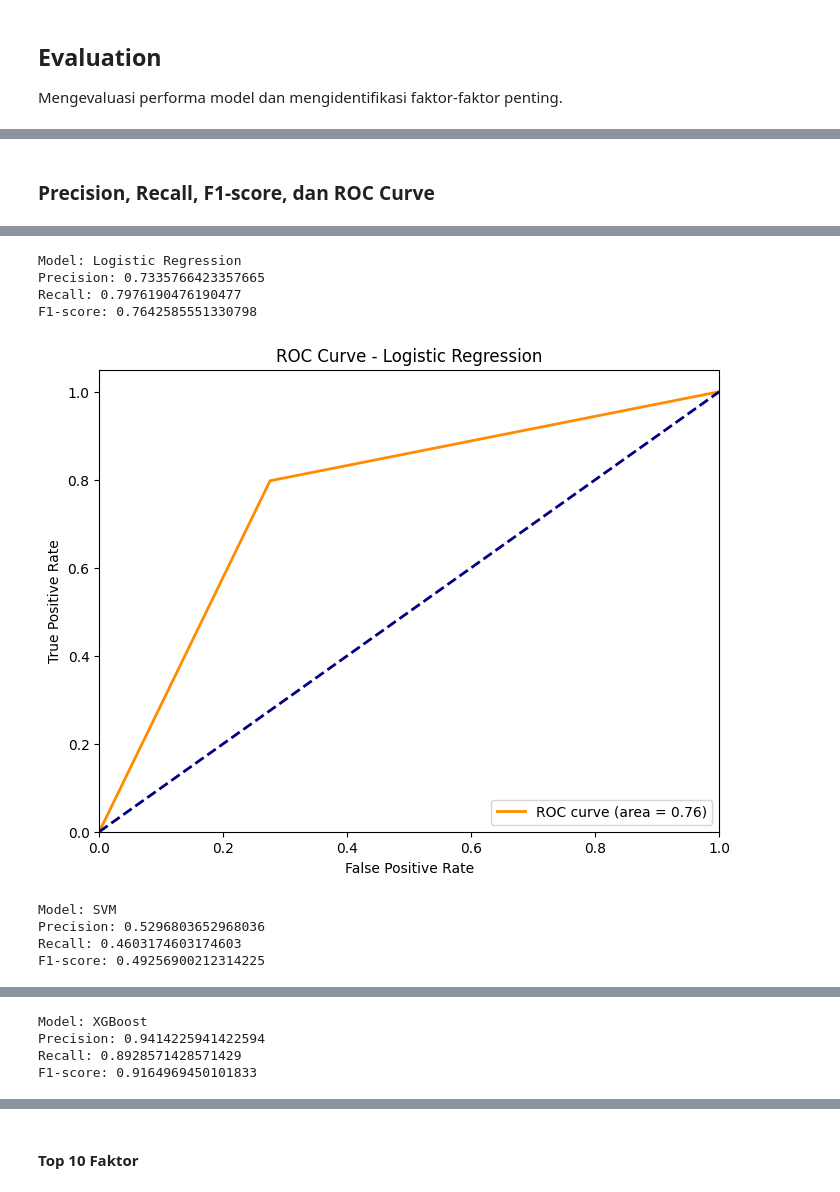
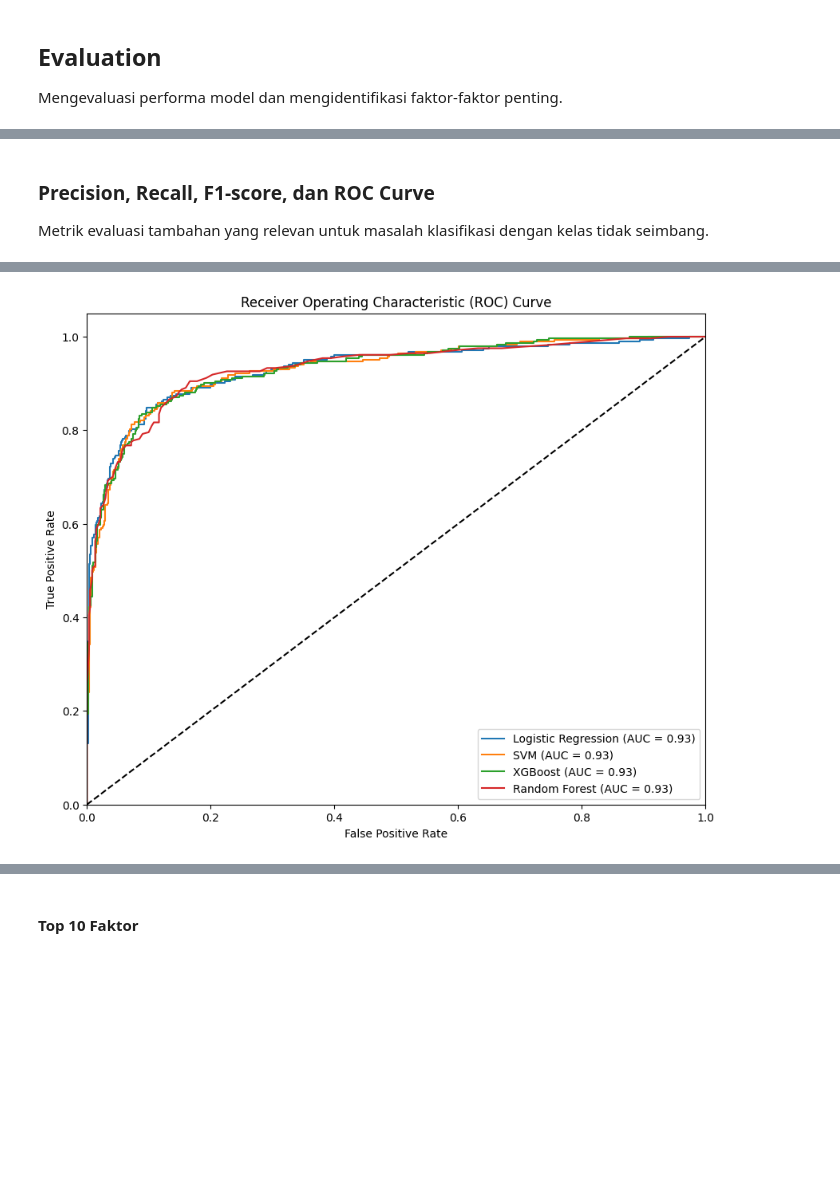
Before and after one commit to Fazlu601/data_science_submission_2, a Jupyter notebook: notebook.ipynb, the cells around one changed output, grey strips where cells are left out. Cells and saved outputs as stored; diff of their text form; code cells hidden in the pictures; blank space fills up the shorter version.

```diff
--- a/notebook.ipynb
+++ b/notebook.ipynb
@@ -260,0 +357,5 @@ df = pd.get_dummies(df, columns=['JobRole'], prefix='JobRole')
+# %%
+# Membuat fitur baru: Rasio unit kurikuler yang disetujui
+df['Approval_Ratio_1st_sem'] = df['Curricular_units_1st_sem_approved'] / (df['Curricular_units_1st_sem_enrolled'] + 1e-6) # Menambahkan epsilon untuk menghindari pembagian dengan nol
+df['Approval_Ratio_2nd_sem'] = df['Curricular_units_2nd_sem_approved'] / (df['Curricular_units_2nd_sem_enrolled'] + 1e-6)
+print("\nFeature Engineering selesai.")
@@ -368,0 +458,14 @@ weighted avg       0.93      0.93      0.93       517
+# %%
+# Menginisialisasi model
+log_reg = LogisticRegression(random_state=42)
+svm_model = SVC(random_state=42, probability=True)
+xgb_model = XGBClassifier(random_state=42)
+rf_model = RandomForestClassifier(random_state=42)
+
+# Melatih model menggunakan data SMOTE
+print("\nMelatih model...")
+log_reg.fit(X_train_smote, y_train_smote)
+svm_model.fit(X_train_smote, y_train_smote)
+xgb_model.fit(X_train_smote, y_train_smote)
+rf_model.fit(X_train_smote, y_train_smote)
+print("Pelatihan model selesai.")
@@ -420,33 +557,25 @@ Misalnya, karyawan yang sering lembur (OverTime = Yes) cenderung memiliki probab
 # %% [markdown]
 ### Precision, Recall, F1-score, dan ROC Curve
+Metrik evaluasi tambahan yang relevan untuk masalah klasifikasi dengan kelas tidak seimbang.
 # %%
-# Evaluasi dan perbandingan model
+# ROC Curve
+plt.figure(figsize=(10, 8))
 for name, model in models.items():
-    model.fit(X_train, y_train)
-    y_pred = model.predict(X_test)
+    # Periksa apakah model mendukung predict_proba
+    if hasattr(model, "predict_proba"):
+        y_prob = model.predict_proba(X_test)[:, 1] # Probabilitas kelas positif (kelas 1: Dropout)
+        fpr, tpr, thresholds = roc_curve(y_test, y_prob)
+        roc_auc = auc(fpr, tpr)
+        plt.plot(fpr, tpr, label=f'{name} (AUC = {roc_auc:.2f})')
+    else:
+        print(f"Model {name} tidak mendukung predict_proba untuk ROC curve.")
 
-    # Menghitung precision, recall, dan F1-score
-    precision = precision_score(y_test, y_pred)
-    recall = recall_score(y_test, y_pred)
-    f1 = f1_score(y_test, y_pred)
-
-    print(f'Model: {name}')
-    print(f'Precision: {precision}')
-    print(f'Recall: {recall}')
-    print(f'F1-score: {f1}')
-
-    # Membuat ROC curve
-    fpr, tpr, thresholds = roc_curve(y_test, y_pred)
-    roc_auc = auc(fpr, tpr)
-
-    plt.figure(figsize=(8, 6))
-    plt.plot(fpr, tpr, color='darkorange', lw=2, label=f'ROC curve (area = {roc_auc:.2f})')
-    plt.plot([0, 1], [0, 1], color='navy', lw=2, linestyle='--')
-    plt.xlim([0.0, 1.0])
-    plt.ylim([0.0, 1.05])
-    plt.xlabel('False Positive Rate')
-    plt.ylabel('True Positive Rate')
-    plt.title(f'ROC Curve - {name}')
-    plt.legend(loc="lower right")
-    plt.show()
+plt.plot([0, 1], [0, 1], 'k--') # Plot garis diagonal random guess
+plt.xlim([0.0, 1.0])
+plt.ylim([0.0, 1.05])
+plt.xlabel('False Positive Rate')
+plt.ylabel('True Positive Rate')
+plt.title('Receiver Operating Characteristic (ROC) Curve')
+plt.legend(loc="lower right")
+plt.show()
 # %% [output]
@@ -460,9 +582 @@ Please also refer to the documentation for alternative solver options:
-Model: Logistic Regression
-Precision: 0.7335766423357665
-Recall: 0.7976190476190477
-F1-score: 0.7642585551330798
-[figure, old version]
+[figure, new version]
-Model: SVM
-Precision: 0.5296803652968036
-Recall: 0.4603174603174603
-F1-score: 0.49256900212314225
@@ -470,4 +582,0 @@ F1-score: 0.49256900212314225
-Model: XGBoost
-Precision: 0.9414225941422594
-Recall: 0.8928571428571429
-F1-score: 0.9164969450101833
```
Also changed, not shown: parts of 69 cells of this notebook, 6 other files.
